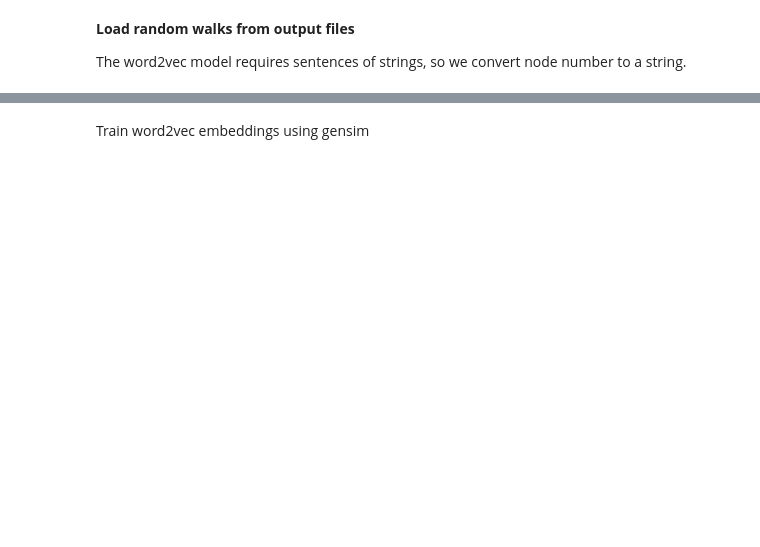
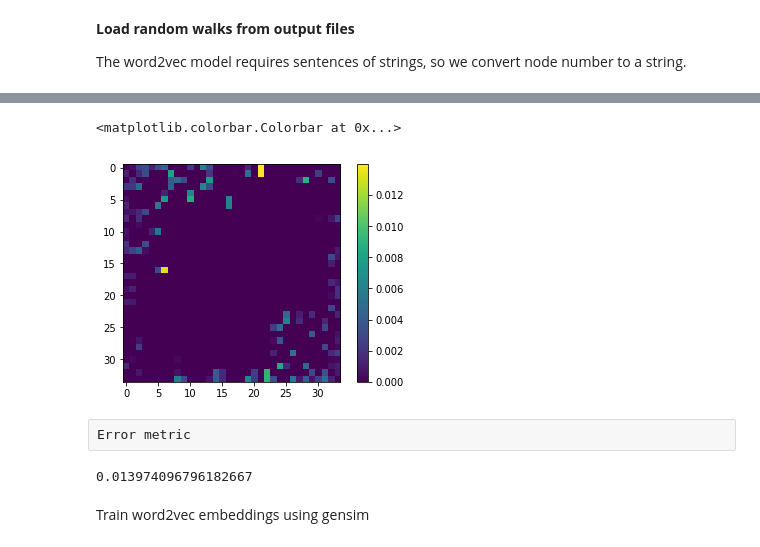
Before and after one commit to shps/incremental-representation-learning, a Jupyter notebook: materials/node_classification_from_random_walk.ipynb, the cells around one changed output, grey strips where cells are left out. Saved outputs shown, nothing was run; the diff lists cells and outputs as text; code cells hidden in the pictures; blank space fills up the shorter version.

```diff
--- a/materials/node_classification_from_random_walk.ipynb
+++ b/materials/node_classification_from_random_walk.ipynb
@@ -23,3 +104,24 @@ random_walks_str = [list(map(str, v)) for v in random_walks_int]
+# %%
+G = nx.karate_club_graph()
+# %%
+n_nodes = G.number_of_nodes()
+A = nx.adjacency_matrix(G).toarray()
+d_w = A.sum(axis=0)
+M_theory = A.T / d_w
+# %%
+plt.imshow(np.abs(M_theory - M_empirical))
+plt.colorbar()
+# %% [output]
+<matplotlib.colorbar.Colorbar at 0x...>
+[figure, added]
+# %% [raw]
+Error metric
+# %%
+error = np.abs(M_theory - M_empirical).max()
+#error = np.linalg.norm(M_theory - M_empirical)
+error
+# %% [output]
+0.013974096796182667
 # %% [markdown]
 Train word2vec embeddings using gensim
 # %%
```
Also changed, not shown: parts of 14 cells of this notebook.
